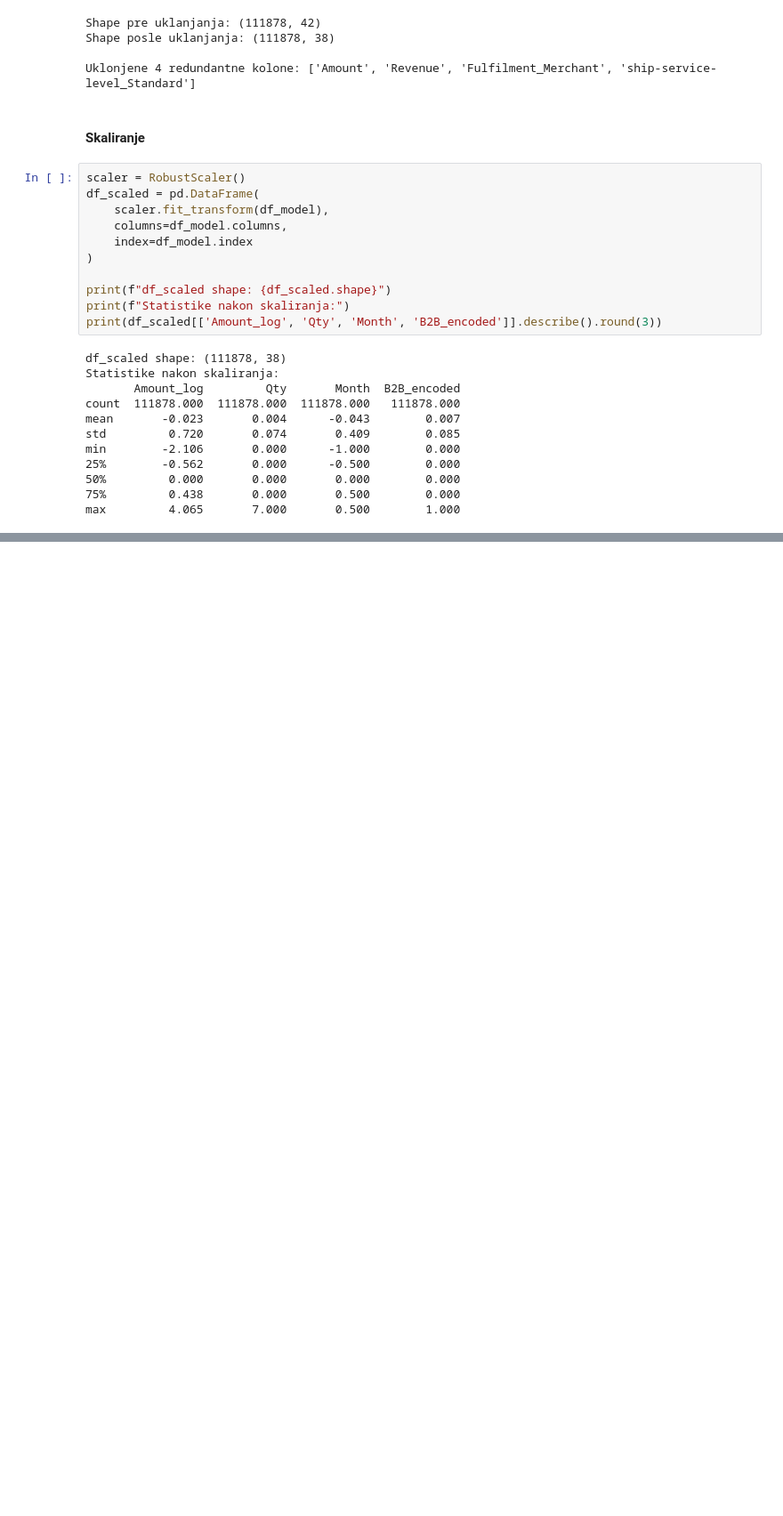
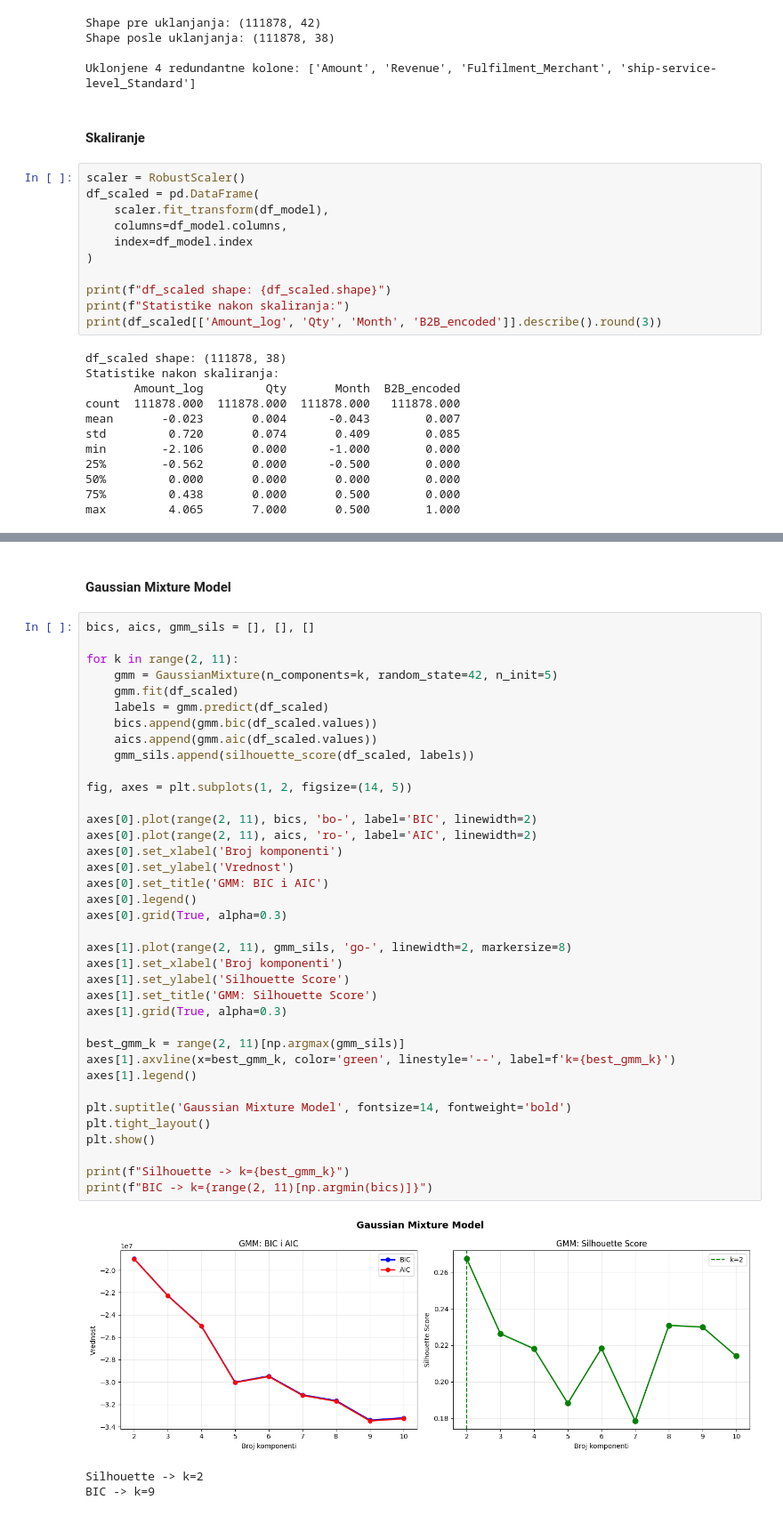
Before and after one commit to alxcek/mas-ai, a Jupyter notebook: machine_learning/02_e_commerce_sales_data/clustering.ipynb, the cells around one changed output, grey strips where cells are left out. Shown at 89% size. Saved outputs shown, nothing was run; the diff lists cells and outputs as text; blank space fills up the shorter version.

```diff
--- a/machine_learning/02_e_commerce_sales_data/clustering.ipynb
+++ b/machine_learning/02_e_commerce_sales_data/clustering.ipynb
@@ -819,0 +1069,43 @@ max         4.065       7.000       0.500        1.000
+# %% [markdown]
+#### Gaussian Mixture Model
+# %%
+bics, aics, gmm_sils = [], [], []
+
+for k in range(2, 11):
+    gmm = GaussianMixture(n_components=k, random_state=42, n_init=5)
+    gmm.fit(df_scaled)
+    labels = gmm.predict(df_scaled)
+    bics.append(gmm.bic(df_scaled.values))
+    aics.append(gmm.aic(df_scaled.values))
+    gmm_sils.append(silhouette_score(df_scaled, labels))
+
+fig, axes = plt.subplots(1, 2, figsize=(14, 5))
+
+axes[0].plot(range(2, 11), bics, 'bo-', label='BIC', linewidth=2)
+axes[0].plot(range(2, 11), aics, 'ro-', label='AIC', linewidth=2)
+axes[0].set_xlabel('Broj komponenti')
+axes[0].set_ylabel('Vrednost')
+axes[0].set_title('GMM: BIC i AIC')
+axes[0].legend()
+axes[0].grid(True, alpha=0.3)
+
+axes[1].plot(range(2, 11), gmm_sils, 'go-', linewidth=2, markersize=8)
+axes[1].set_xlabel('Broj komponenti')
+axes[1].set_ylabel('Silhouette Score')
+axes[1].set_title('GMM: Silhouette Score')
+axes[1].grid(True, alpha=0.3)
+
+best_gmm_k = range(2, 11)[np.argmax(gmm_sils)]
+axes[1].axvline(x=best_gmm_k, color='green', linestyle='--', label=f'k={best_gmm_k}')
+axes[1].legend()
+
+plt.suptitle('Gaussian Mixture Model', fontsize=14, fontweight='bold')
+plt.tight_layout()
+plt.show()
+
+print(f"Silhouette -> k={best_gmm_k}")
+print(f"BIC -> k={range(2, 11)[np.argmin(bics)]}")
+# %% [output]
+[figure, added]
+Silhouette -> k=2
+BIC -> k=9
```
Also changed, not shown: parts of 49 cells of this notebook.
